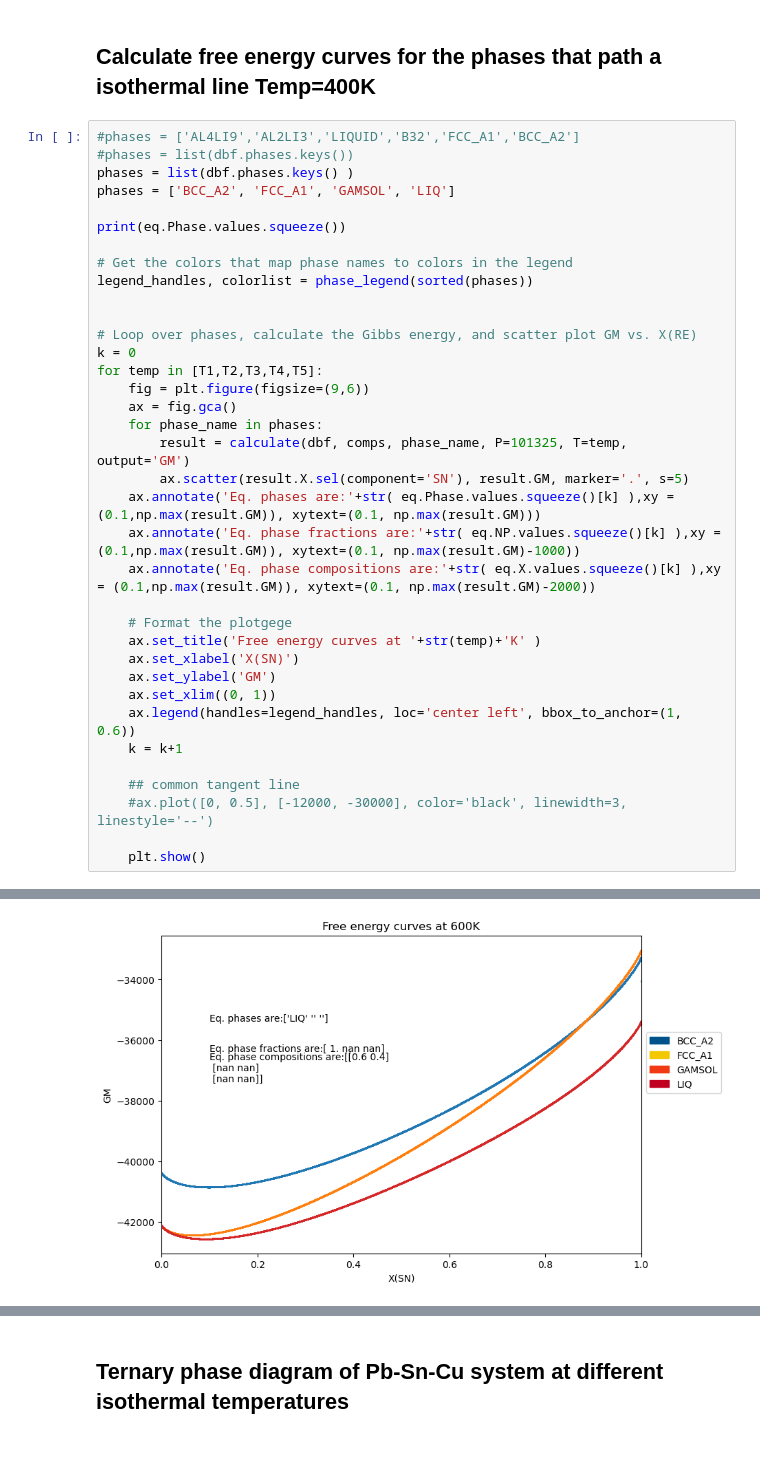
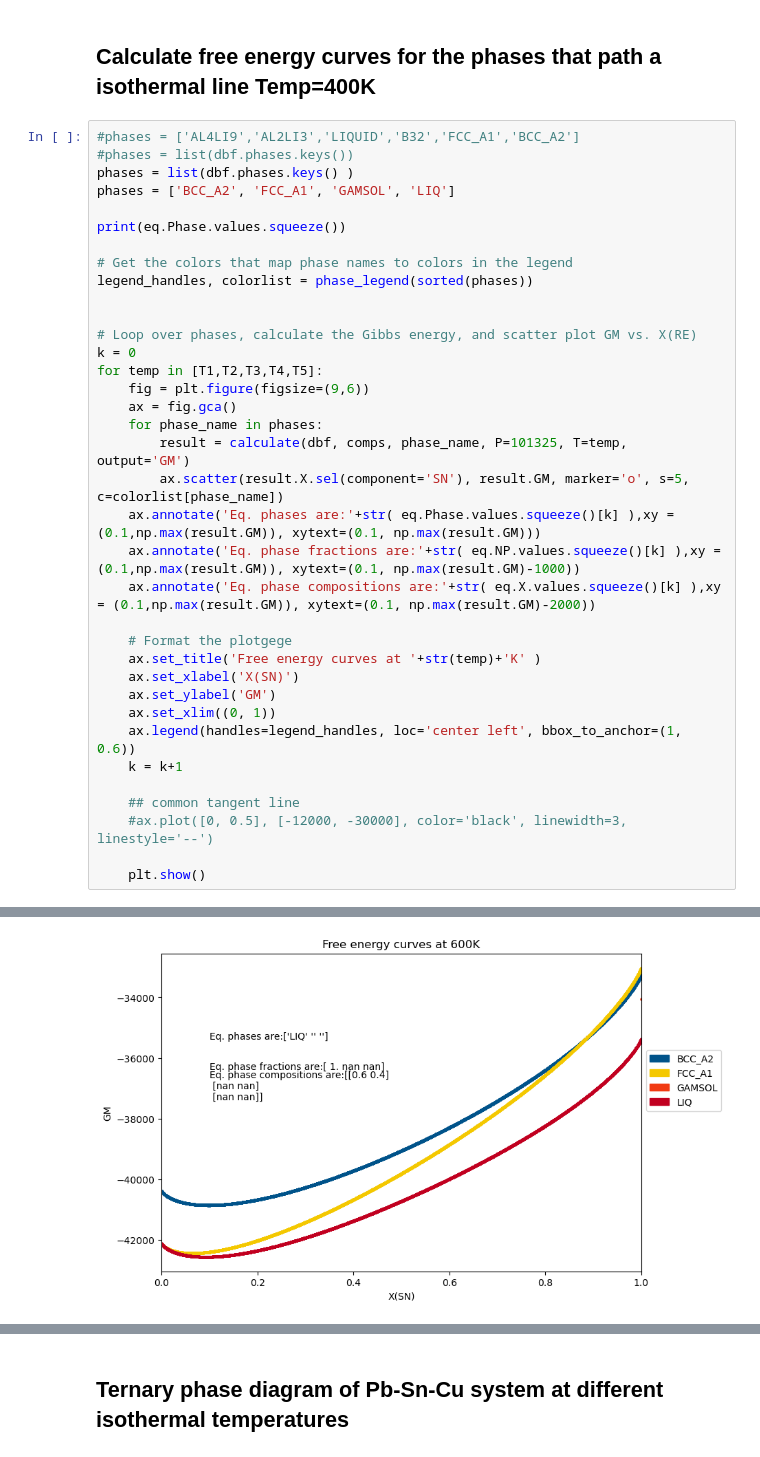
Before and after one commit to vahid2364/PyCalphad_teaching_tutorial, a Jupyter notebook: PyCALPHAD_tutorial1.ipynb, the cells around one changed output, grey strips where cells are left out. Cells and saved outputs as stored; diff of their text form.

```diff
--- a/PyCALPHAD_tutorial1.ipynb
+++ b/PyCALPHAD_tutorial1.ipynb
@@ -348,32 +348,32 @@ legend_handles, colorlist = phase_legend(sorted(phases))
 
 # Loop over phases, calculate the Gibbs energy, and scatter plot GM vs. X(RE)
 k = 0
 for temp in [T1,T2,T3,T4,T5]:
     fig = plt.figure(figsize=(9,6))
     ax = fig.gca()
     for phase_name in phases:
         result = calculate(dbf, comps, phase_name, P=101325, T=temp, output='GM')
-        ax.scatter(result.X.sel(component='SN'), result.GM, marker='.', s=5)
+        ax.scatter(result.X.sel(component='SN'), result.GM, marker='o', s=5, c=colorlist[phase_name])
     ax.annotate('Eq. phases are:'+str( eq.Phase.values.squeeze()[k] ),xy = (0.1,np.max(result.GM)), xytext=(0.1, np.max(result.GM)))
     ax.annotate('Eq. phase fractions are:'+str( eq.NP.values.squeeze()[k] ),xy = (0.1,np.max(result.GM)), xytext=(0.1, np.max(result.GM)-1000))
     ax.annotate('Eq. phase compositions are:'+str( eq.X.values.squeeze()[k] ),xy = (0.1,np.max(result.GM)), xytext=(0.1, np.max(result.GM)-2000))
 
     # Format the plotgege
     ax.set_title('Free energy curves at '+str(temp)+'K' )
     ax.set_xlabel('X(SN)')
     ax.set_ylabel('GM')
     ax.set_xlim((0, 1))
     ax.legend(handles=legend_handles, loc='center left', bbox_to_anchor=(1, 0.6))
     k = k+1
 
     ## common tangent line
     #ax.plot([0, 0.5], [-12000, -30000], color='black', linewidth=3, linestyle='--')
 
     plt.show()
 # %% [output]
 [['LIQ' '' '']
  ['FCC_A1' 'LIQ' '']
  ['FCC_A1' 'LIQ' '']
  ['FCC_A1' 'GAMSOL' '']
  ['FCC_A1' 'GAMSOL' '']]
-[figure, old version]
+[figure, new version]
```
Also changed, not shown: parts of 6 cells of this notebook, 1 other file.
